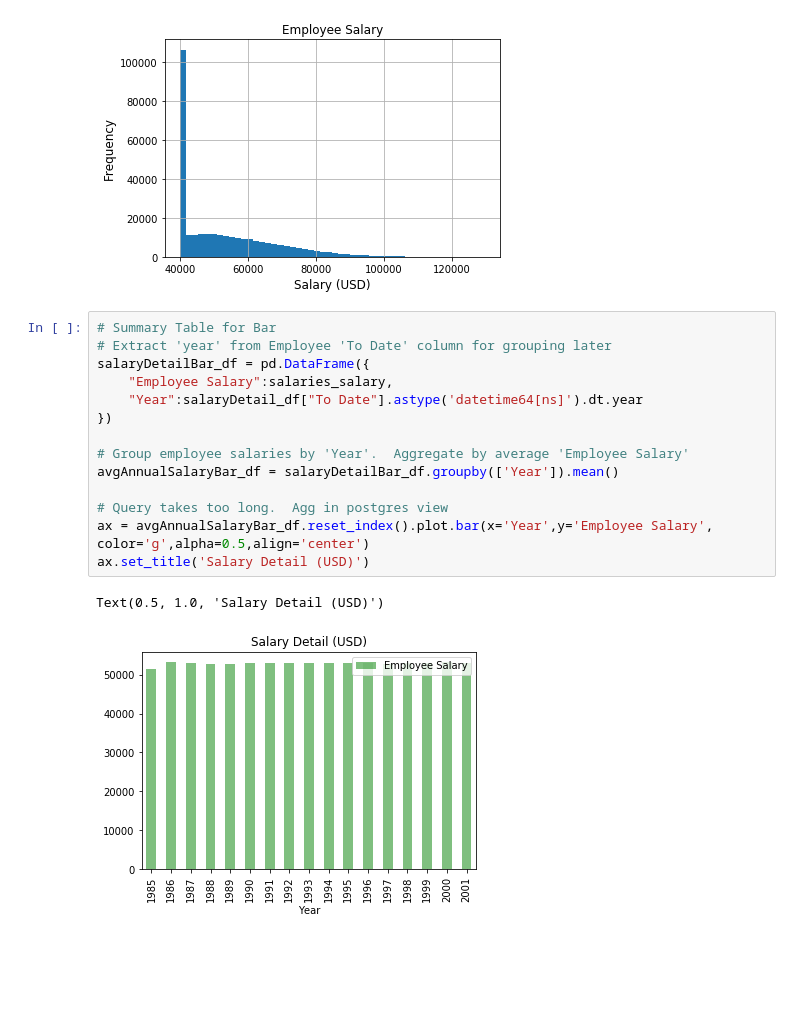
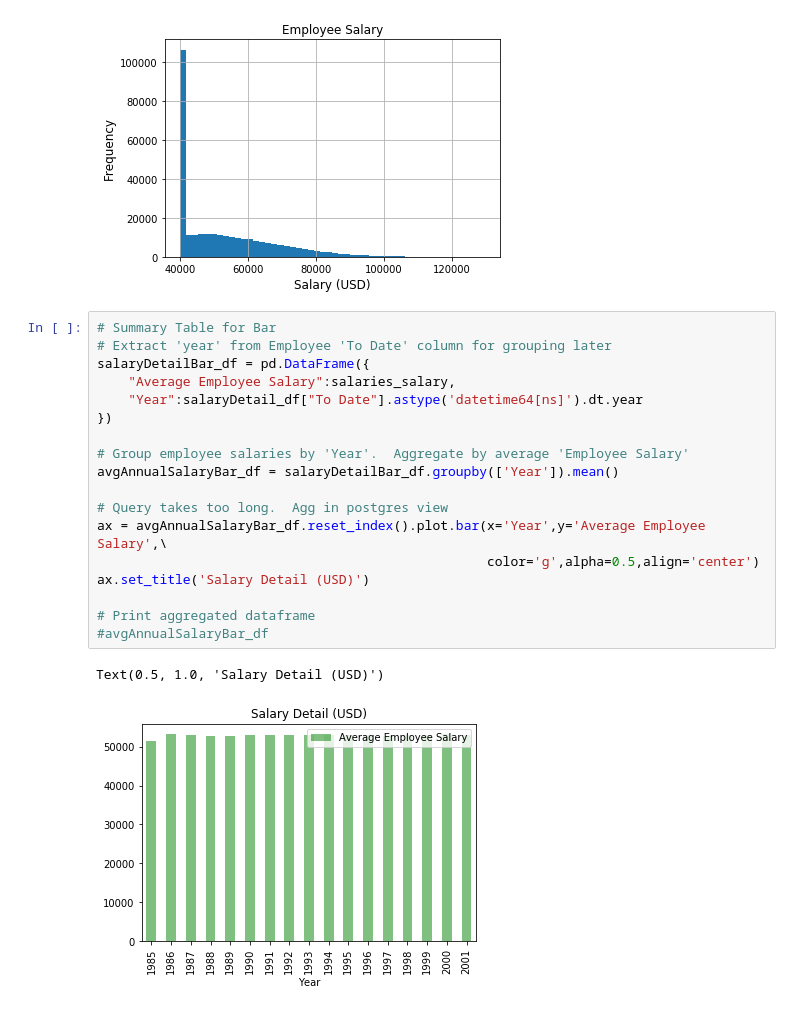
Before and after one commit to kirpatrick/sql-challenge, a Jupyter notebook: EmployeeSQL/employeeSQL_salaryAnalysis.ipynb, the cells around one changed output. Drawn from its saved outputs; the diff is of its cells as text; blank space fills up the shorter version.

```diff
--- a/EmployeeSQL/employeeSQL_salaryAnalysis.ipynb
+++ b/EmployeeSQL/employeeSQL_salaryAnalysis.ipynb
@@ -169,17 +180,21 @@ Text(0, 0.5, 'Frequency')
 # %%
 # Summary Table for Bar
 # Extract 'year' from Employee 'To Date' column for grouping later
 salaryDetailBar_df = pd.DataFrame({
-    "Employee Salary":salaries_salary,
+    "Average Employee Salary":salaries_salary,
     "Year":salaryDetail_df["To Date"].astype('datetime64[ns]').dt.year
 })
 
 # Group employee salaries by 'Year'.  Aggregate by average 'Employee Salary'
 avgAnnualSalaryBar_df = salaryDetailBar_df.groupby(['Year']).mean()
 
 # Query takes too long.  Agg in postgres view
-ax = avgAnnualSalaryBar_df.reset_index().plot.bar(x='Year',y='Employee Salary', color='g',alpha=0.5,align='center')
+ax = avgAnnualSalaryBar_df.reset_index().plot.bar(x='Year',y='Average Employee Salary',\
+                                                  color='g',alpha=0.5,align='center')
 ax.set_title('Salary Detail (USD)')
+
+# Print aggregated dataframe
+#avgAnnualSalaryBar_df
 # %% [output]
 Text(0.5, 1.0, 'Salary Detail (USD)')
-[figure, old version]
+[figure, new version]
```
Also changed, not shown: parts of 4 cells of this notebook, 1 other file.
